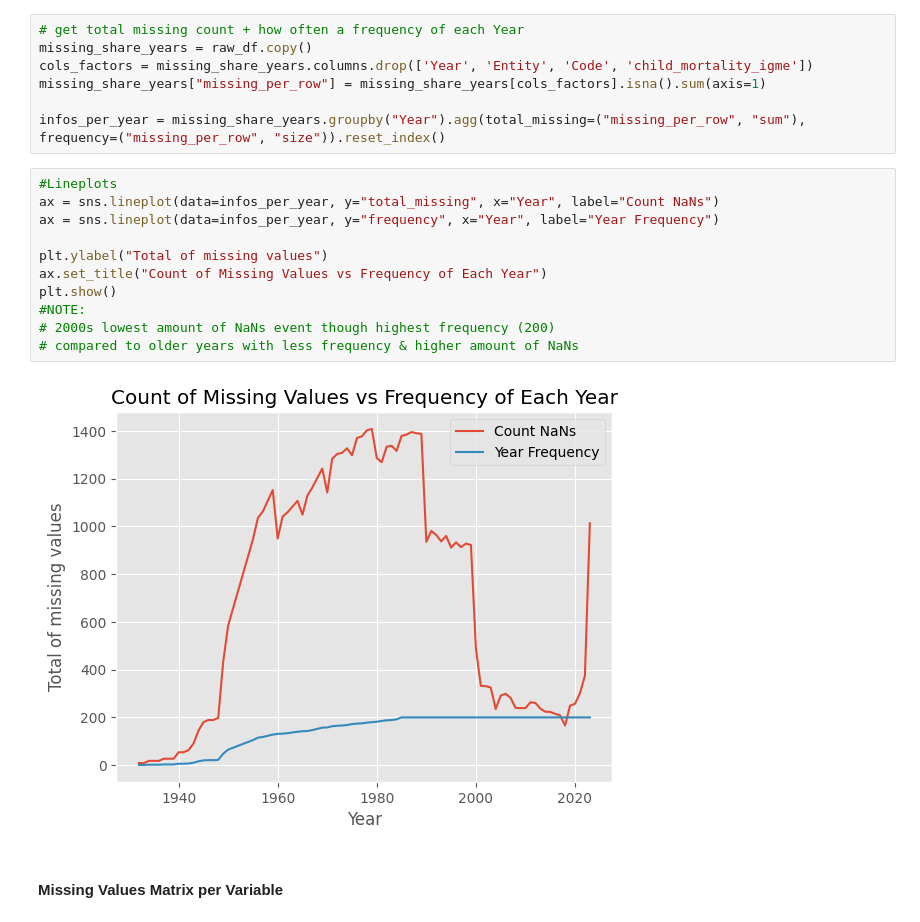
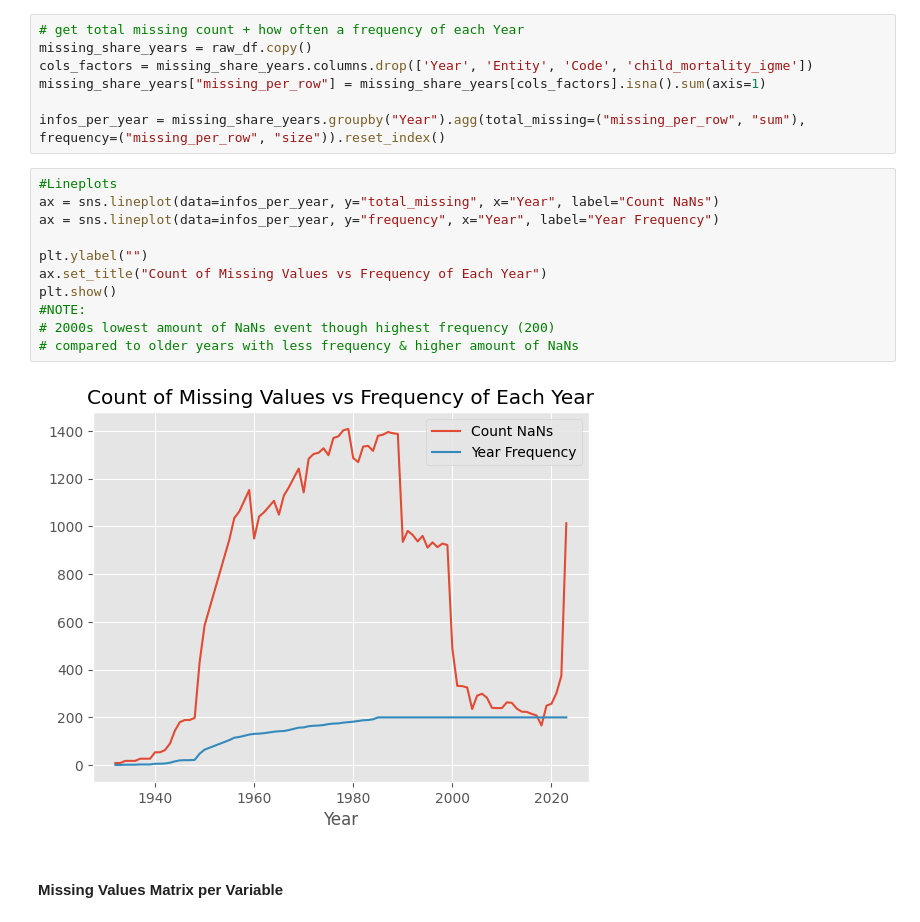
Before and after one commit to HamzahFayad/master_thesis_child_mortality, a Jupyter notebook: 01_notebooks/0_data_raw_analysis.ipynb, the cells around one changed output. Saved outputs shown, nothing was run; the diff lists cells and outputs as text.

```diff
--- a/01_notebooks/0_data_raw_analysis.ipynb
+++ b/01_notebooks/0_data_raw_analysis.ipynb
@@ -138,16 +138,16 @@ infos_per_year = missing_share_years.groupby("Year").agg(total_missing=("missing
 # %%
 #Lineplots
 ax = sns.lineplot(data=infos_per_year, y="total_missing", x="Year", label="Count NaNs")
 ax = sns.lineplot(data=infos_per_year, y="frequency", x="Year", label="Year Frequency")
 
-plt.ylabel("Total of missing values")
+plt.ylabel("")
 ax.set_title("Count of Missing Values vs Frequency of Each Year")
 plt.show()
 #NOTE:
 # 2000s lowest amount of NaNs event though highest frequency (200)
 # compared to older years with less frequency & higher amount of NaNs
 # %% [output]
-[figure, old version]
+[figure, new version]
 # %% [markdown]
 #### Missing Values Matrix per Variable
 # %%
```
Also changed, not shown: parts of 6 cells of this notebook.
